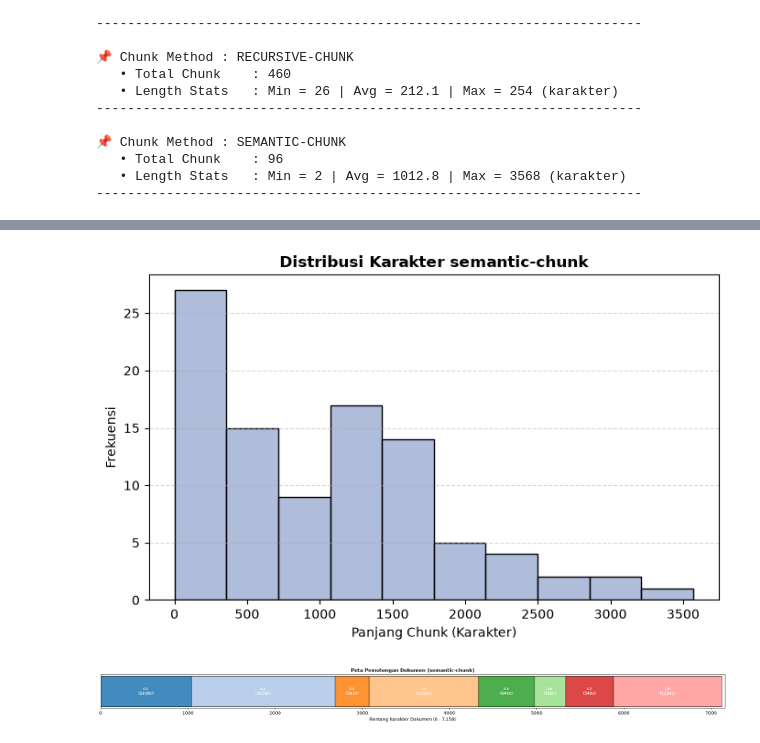
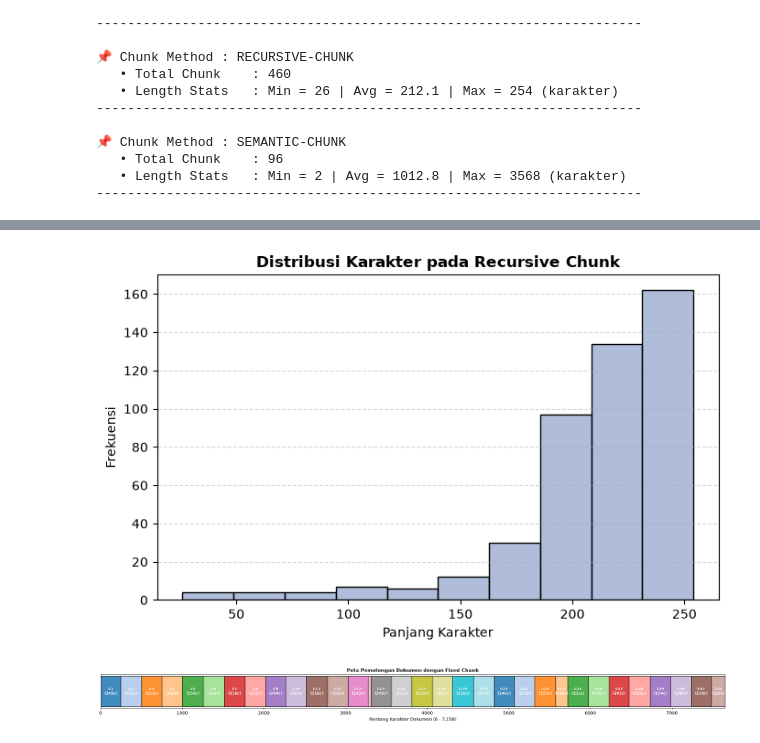
Before and after one commit to reyhanMaulana-dev/RAG-AI, a Jupyter notebook: src/notebook/02_chunk_analysis.ipynb, the cells around one changed output, grey strips where cells are left out. Saved outputs shown, nothing was run; the diff lists cells and outputs as text; code cells hidden in the pictures.

```diff
--- a/src/notebook/02_chunk_analysis.ipynb
+++ b/src/notebook/02_chunk_analysis.ipynb
@@ -143,7 +143,7 @@ import seaborn as sns
 sys.path.append("../")
 from vector_db import vector_db
 
-target_chunk = "semantic-chunk"
+target_chunk = "recursive-chunk"
 
 data = vector_db.get_vector_db(target_chunk).get()
 chunk_lengths = [len(doc) for doc in data["documents"]]
@@ -160,15 +160,15 @@ sns.histplot(
   alpha=0.7,
 )
 
-plt.title(f"Distribusi Karakter {target_chunk}", fontsize=12, fontweight="bold")
-plt.xlabel("Panjang Chunk (Karakter)")
+plt.title(f"Distribusi Karakter pada {target_chunk.replace("-", " ").title()}", fontsize=12, fontweight="bold")
+plt.xlabel("Panjang Karakter")
 plt.ylabel("Frekuensi")
 plt.grid(axis="y", linestyle="--", alpha=0.5)
 
 plt.tight_layout()
 plt.show()
 # %% [output]
-[figure, old version]
+[figure, new version]
 # %%
 import sys
 import matplotlib.pyplot as plt
@@ -177,16 +177,14 @@ from langchain_community.document_loaders import PyPDFLoader
 sys.path.append("../")
 from vector_db import vector_db
 
-
-collection_name = "semantic-chunk"
-document_path = r"..\document\SK_REKTOR_70_SK_Rektor_Tentang_Bentuk_Tugas.pdf"
-db_source_key = r"document\SK_REKTOR_70_SK_Rektor_Tentang_Bentuk_Tugas.pdf"
+collection_name = "fixed-chunk"
+document_path = "../document/SK_REKTOR_70_SK_Rektor_Tentang_Bentuk_Tugas.pdf"
+db_source_key = "SK_REKTOR_70_SK_Rektor_Tentang_Bentuk_Tugas.pdf"
 
 data = vector_db.get_vector_db(collection_name).get(
   where={"source": db_source_key}
 )
 chunk_lengths = [len(doc) for doc in data["documents"]]
-
 
 pdf_docs = PyPDFLoader(document_path).load()
 total_chars = sum(len(d.page_content) for d in pdf_docs)
@@ -201,32 +199,32 @@ for idx, length in enumerate(chunk_lengths):
     width=length,
     left=start,
     edgecolor="black",
     color=colors[idx % len(colors)],
     alpha=0.85,
   )
 
   if length > 50:
     plt.text(
       x=start + length / 2,
       y=0,
       s=f"C{idx+1}\n({length}c)",
       ha="center",
       va="center",
       color="white",
       fontsize=8,
       fontweight="bold",
     )
   start += length
 
 plt.xlim(0, max(total_chars, start))
 plt.title(
-  f"Peta Pemotongan Dokumen ({collection_name})",
+  f"Peta Pemotongan Dokumen dengan {collection_name.replace("-", " ").title()}",
   fontsize=11,
   fontweight="bold",
 )
 plt.xlabel(f"Rentang Karakter Dokumen (0 - {total_chars:,})")
 plt.yticks([])
 plt.tight_layout()
 plt.show()
 # %% [output]
-[figure, old version]
+[figure, new version]
```
Also changed, not shown: parts of 2 cells of this notebook, 2 other files.
